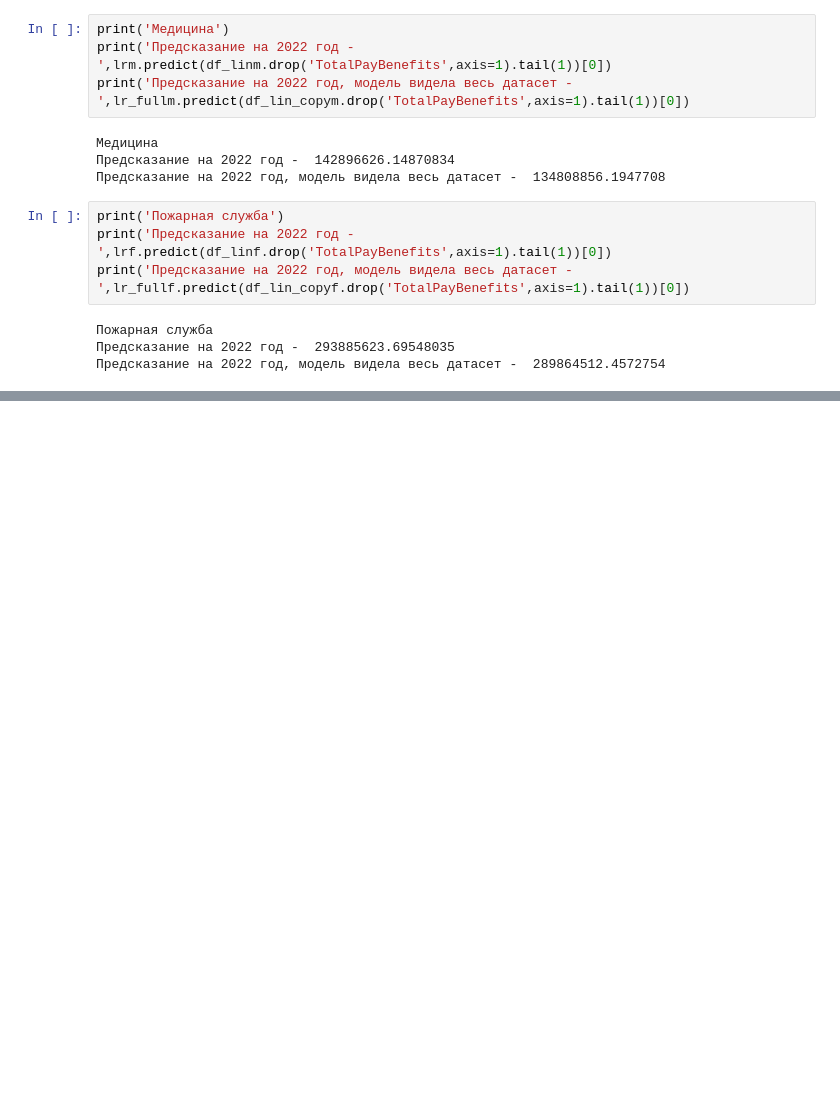
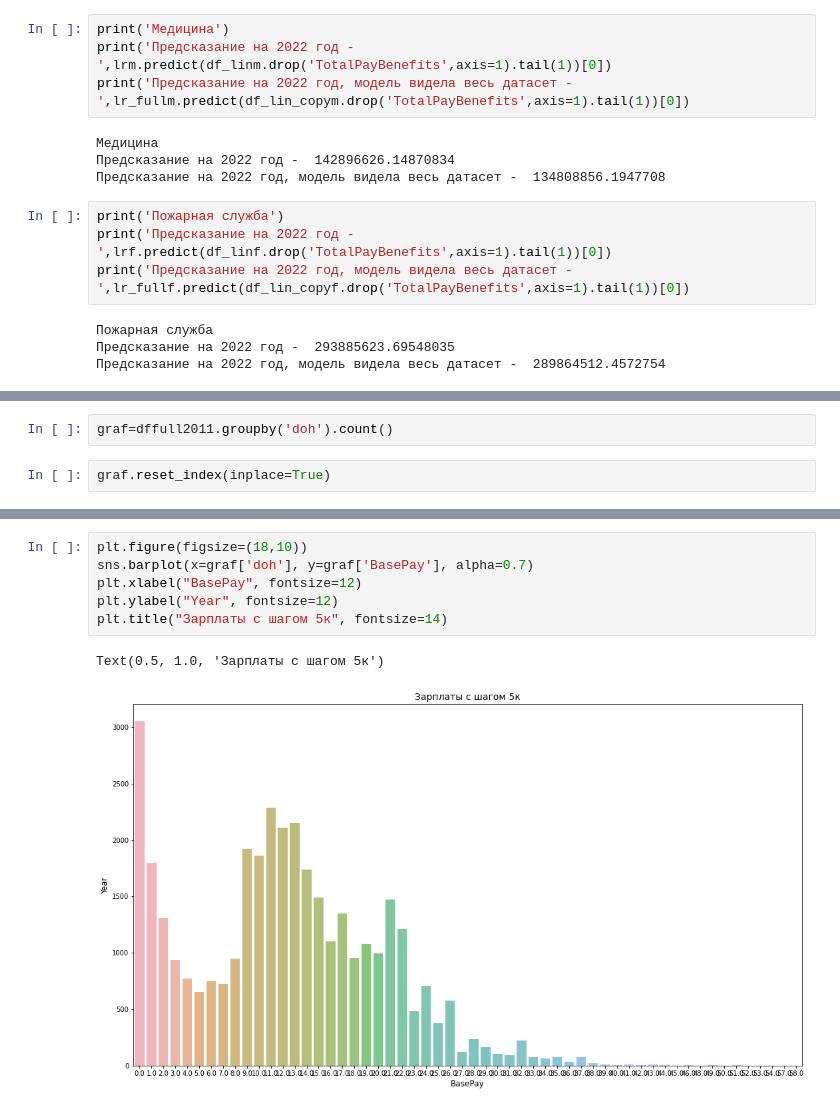
Before and after one commit to EvgenyBelov78/DA1, a Jupyter notebook: Salaries_in_SF.ipynb, the cells around one changed output, grey strips where cells are left out. Cells and saved outputs as stored; diff of their text form; blank space fills up the shorter version.

```diff
--- a/Salaries_in_SF.ipynb
+++ b/Salaries_in_SF.ipynb
@@ -1109,0 +1168,4 @@ print('Предсказание на 2022 год, модель видела ве
+# %%
+graf=dffull2011.groupby('doh').count()
+# %%
+graf.reset_index(inplace=True)
@@ -1109,0 +1177,9 @@ print('Предсказание на 2022 год, модель видела ве
+# %%
+plt.figure(figsize=(18,10))
+sns.barplot(x=graf['doh'], y=graf['BasePay'], alpha=0.7)
+plt.xlabel("BasePay", fontsize=12)
+plt.ylabel("Year", fontsize=12)
+plt.title("Зарплаты с шагом 5к", fontsize=14)
+# %% [output]
+Text(0.5, 1.0, 'Зарплаты с шагом 5к')
+[figure, added]
```
Also changed, not shown: parts of 13 cells of this notebook.
